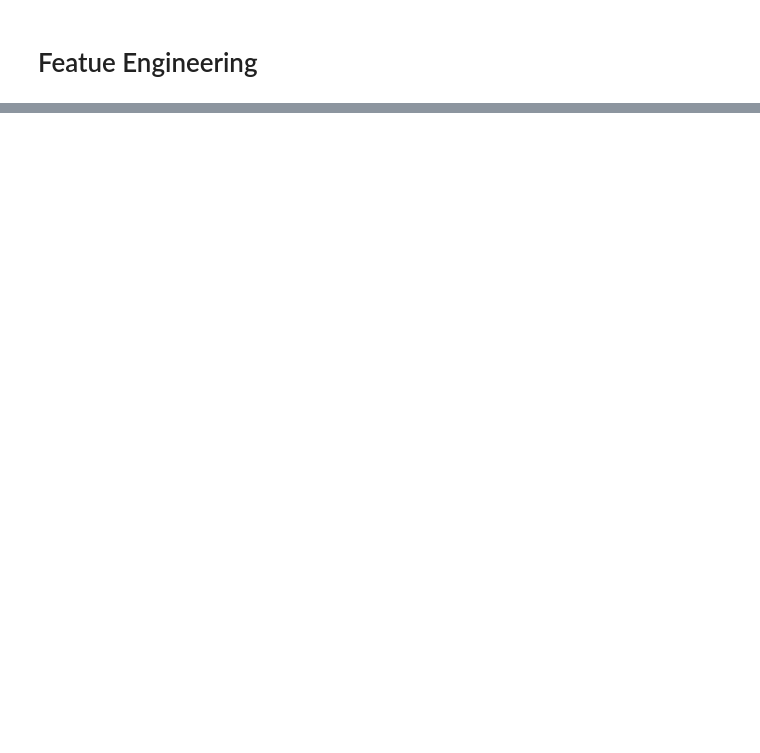
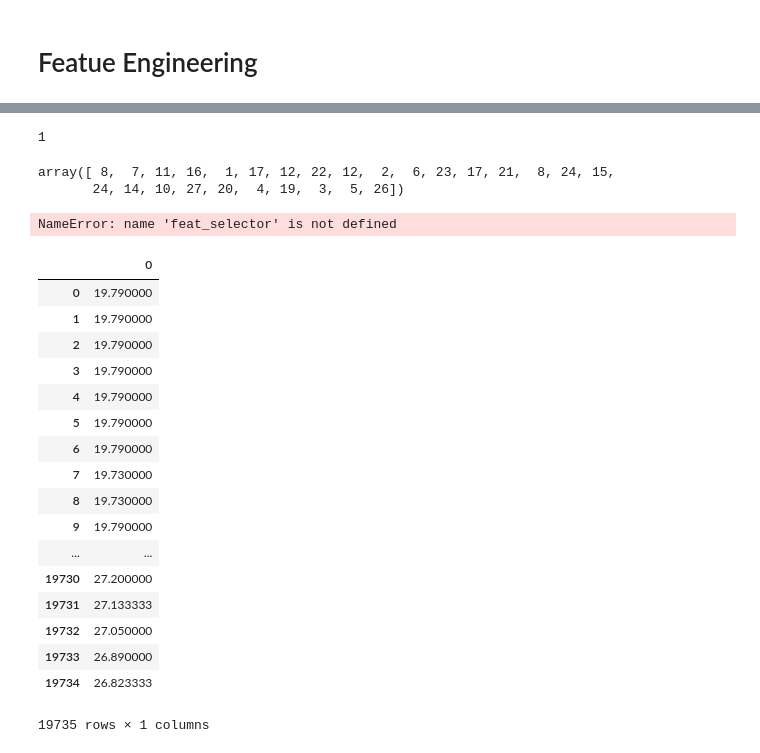
Before and after one commit to aahana-khajanchi/AdavancedDataScience-1, a Jupyter notebook: Assignment2/Part 3 - Feature engineering/Feature Engineering.ipynb, the cells around one changed output, grey strips where cells are left out. Cells and saved outputs as stored; diff of their text form; code cells hidden in the pictures; blank space fills up the shorter version.

```diff
--- a/Assignment2/Part 3 - Feature engineering/Feature Engineering.ipynb
+++ b/Assignment2/Part 3 - Feature engineering/Feature Engineering.ipynb
@@ -46,0 +168,16 @@ memory usage: 5.0+ MB
+# %%
+# y = y.ravel()
+# load X and y
+# NOTE BorutaPy accepts numpy arrays only, hence the .values attribute
+# X = pd.read_csv('examples/test_X.csv', index_col=0).values
+# y = pd.read_csv('examples/test_y.csv', header=None, index_col=0).values
+y = y.ravel()
+print(y)
+# # define random forest classifier, with utilising all cores and
+# # sampling in proportion to y labels
+rf = RandomForestClassifier(n_jobs=-1, class_weight='balanced', max_depth=10)
+# BorutaPy()
+# # define Boruta feature selection method
+
+# # call transform() on X to filter it down to selected features
+# X_filtered = feat_selector.transform(X)
@@ -46,0 +186,4 @@ memory usage: 5.0+ MB
+# %%
+feat_selector = BorutaPy(rf, n_estimators="auto", perc=100, verbose=2)
+# %%
+feat_selector.fit(X, y)
@@ -46,0 +253,35 @@ memory usage: 5.0+ MB
+# %%
+feat_selector.n_features_
+# %% [output]
+1
+# %%
+feat_selector.ranking_
+# %% [output]
+array([ 8,  7, 11, 16,  1, 17, 12, 22, 12,  2,  6, 23, 17, 21,  8, 24, 15,
+       24, 14, 10, 27, 20,  4, 19,  3,  5, 26])
+# %%
+X_filtered = feat_selector.transform(X)
+X_filtered
+# %% [output]
+NameError: name 'feat_selector' is not defined
+# %%
+pd.DataFrame(X_filtered)
+# %% [output]
+|  | 0 |
+| 0 | 19.790000 |
+| 1 | 19.790000 |
+| 2 | 19.790000 |
+| 3 | 19.790000 |
+| 4 | 19.790000 |
+| 5 | 19.790000 |
+| 6 | 19.790000 |
+| 7 | 19.730000 |
+| 8 | 19.730000 |
+| 9 | 19.790000 |
+| ... | ... |
+| 19730 | 27.200000 |
+| 19731 | 27.133333 |
+| 19732 | 27.050000 |
+| 19733 | 26.890000 |
+| 19734 | 26.823333 |
+19735 rows × 1 columns
```
Also changed, not shown: parts of 13 cells of this notebook, 51 other files.
